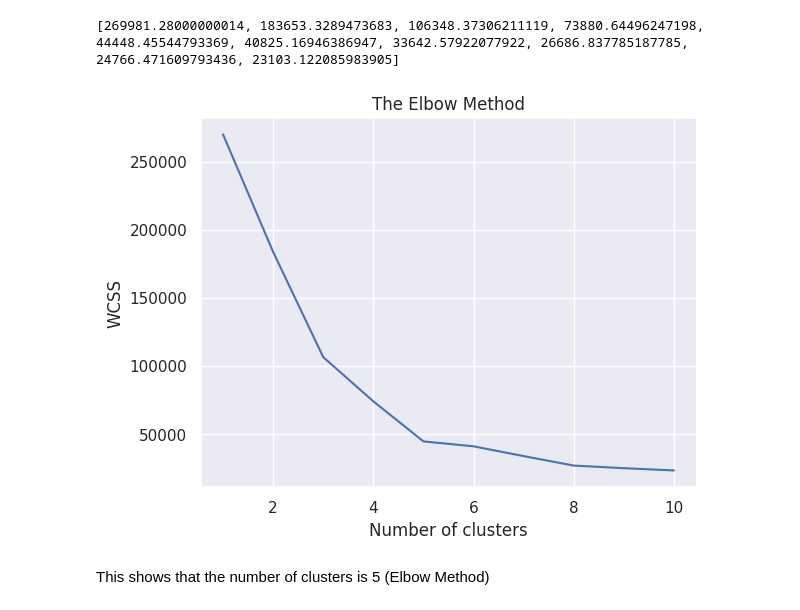
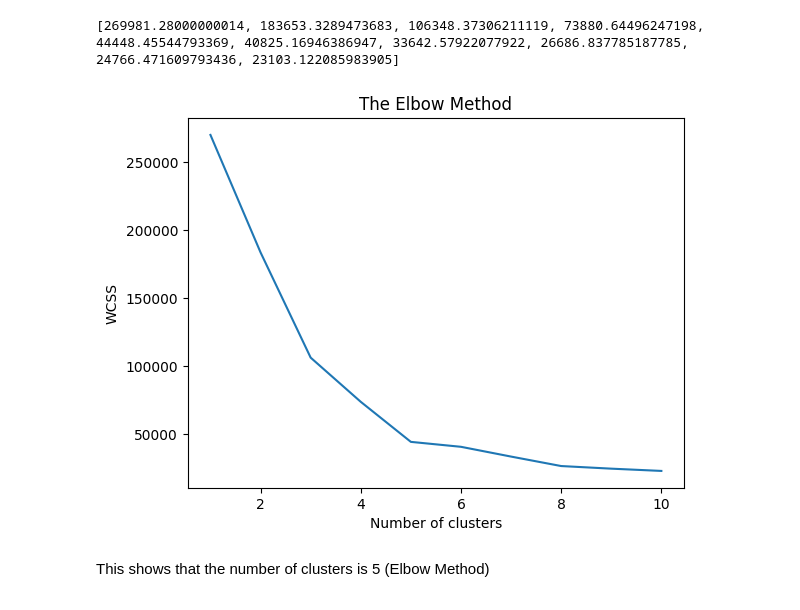
Before and after one commit to mayankraj25/SciKit-Learn, a Jupyter notebook: Customer_Classification(K_Mean_Clustering).ipynb, the cells around one changed output. Saved outputs shown, nothing was run; the diff lists cells and outputs as text; code cells hidden in the pictures.

```diff
--- a/Customer_Classification(K_Mean_Clustering).ipynb
+++ b/Customer_Classification(K_Mean_Clustering).ipynb
@@ -64,6 +64,6 @@ memory usage: 7.9+ KB
 | Spending Score (1-100) | 0 |
 dtype: int64
 # %%
-X=df.iloc[:,[3,4]].values
+X=df.iloc[:,[3,4]]
 X
 # %% [output]
@@ -104,14 +101,14 @@ print(wcss)
 # %% [output]
 [269981.28000000014, 183653.3289473683, 106348.37306211119, 73880.64496247198, 44448.45544793369, 40825.16946386947, 33642.57922077922, 26686.837785187785, 24766.471609793436, 23103.122085983905]
 # %%
-sns.set()
+#sns.set()
 plt.plot(range(1,11),wcss)
 plt.title('The Elbow Method')
 plt.xlabel('Number of clusters')
 plt.ylabel('WCSS')
 plt.show()
 # %% [output]
-[figure, old version]
+[figure, new version]
 # %% [markdown]
 This shows that the number of clusters is 5 (Elbow Method)
 # %%
```
Also changed, not shown: parts of 1 cell of this notebook.
